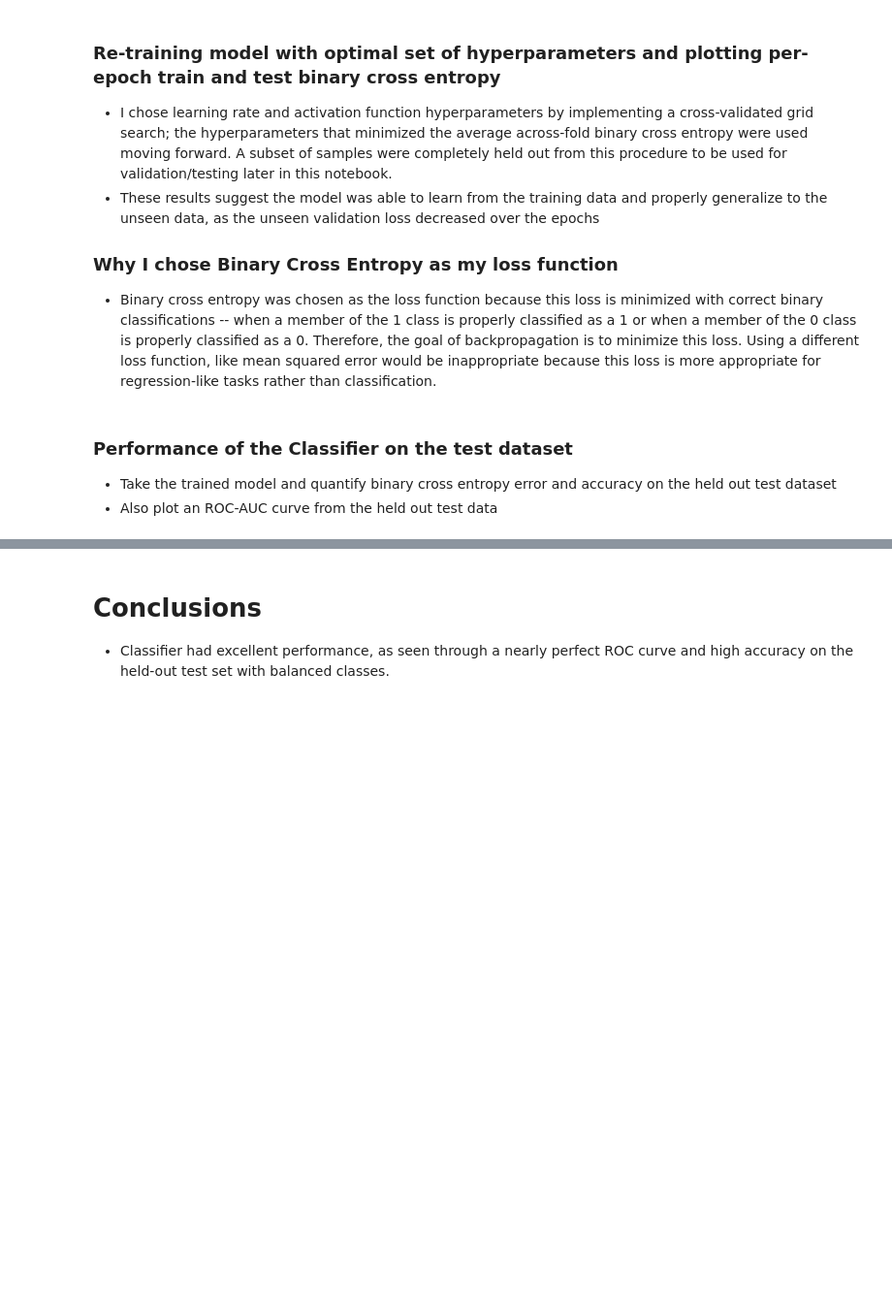
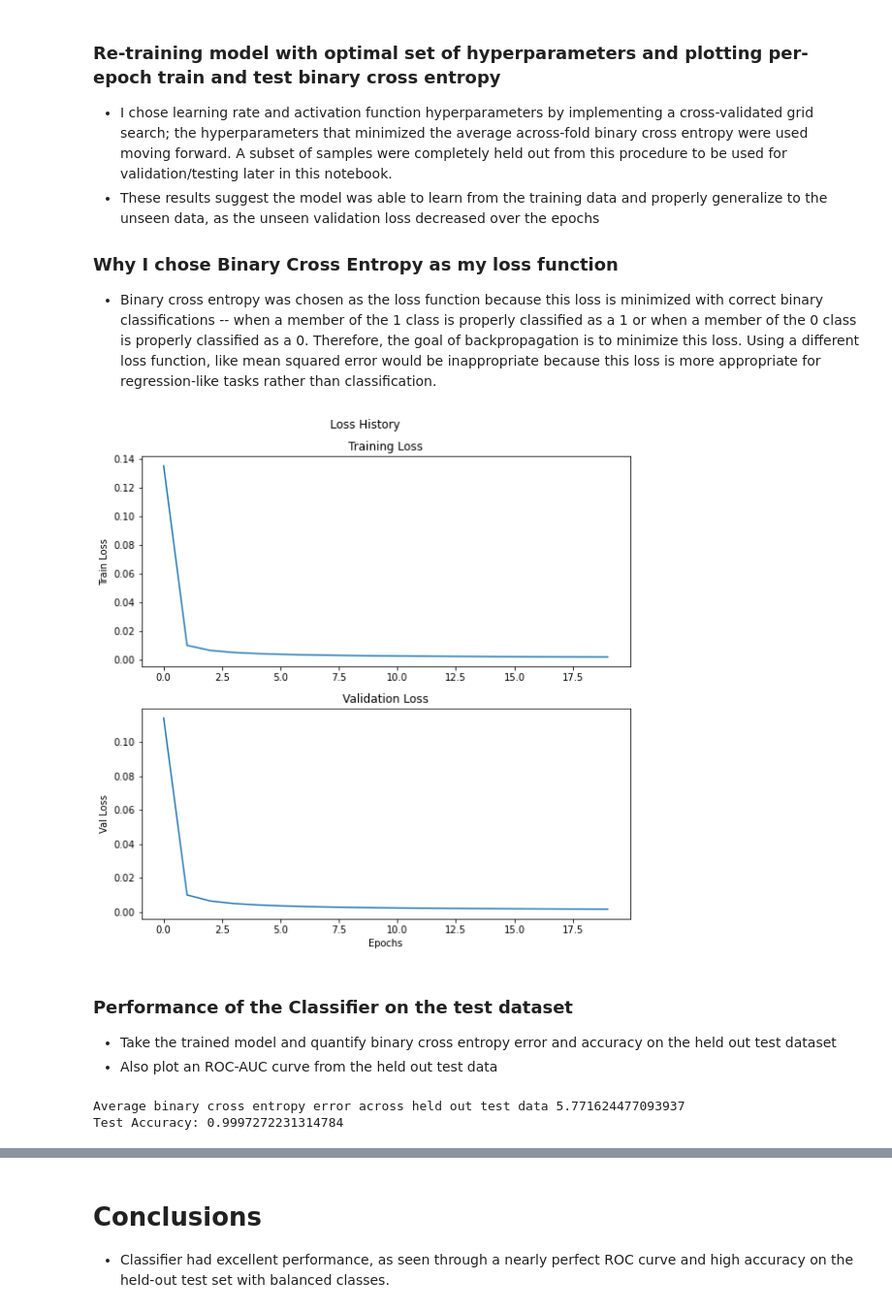
Before and after one commit to shirondru/project7, a Jupyter notebook: Transcription Factor Classifier.ipynb, the cells around one changed output, grey strips where cells are left out. Shown at 97% size. Saved outputs shown, nothing was run; the diff lists cells and outputs as text; code cells hidden in the pictures; blank space fills up the shorter version.

Commit message:
reduce # of epochs and save html

```diff
--- a/Transcription Factor Classifier.ipynb
+++ b/Transcription Factor Classifier.ipynb
@@ -49,7 +49,7 @@ for lr in lrs:
             fold_idx = fold_idx + 1
             nn = NeuralNetwork(nn_arch=[{'input_dim': 68, 'output_dim': 16, 'activation': activation_layer1},
                            {'input_dim': 16, 'output_dim': 1, 'activation': 'sigmoid'}],
-                           lr=lr, batch_size=10000, seed=42, epochs=100, loss_function=
+                           lr=lr, batch_size=10000, seed=42, epochs=20, loss_function=
                            'cross_entropy')
             #fit this fold. test data is still held out
             train_loss, val_loss = nn.fit(X_train[train],y_train[train],
@@ -97,31 +123,33 @@ print(f"The optimal activation function to use in layer 1 was {best_activation_l
 # %%
 #instantiate NN with best learning rate and layer 1 activation function
 #determined via grid search
 nn = NeuralNetwork(nn_arch=[{'input_dim': 68, 'output_dim': 16, 'activation': best_activation_layer1},
                            {'input_dim': 16, 'output_dim': 1, 'activation': 'sigmoid'}],
-                           lr=best_lr, batch_size=10000, seed=42, epochs=100, loss_function=
+                           lr=best_lr, batch_size=10000, seed=42, epochs=20, loss_function=
                            'cross_entropy')
 #X_train and y_train are the same observations that were used for cross validation grid search
 #X_test and y_test were completely held out of the grid search procedure
 per_epoch_train_loss, per_epoch_val_loss = nn.fit(X_train,y_train,
                                                X_test,y_test)
 
 
 
 loss_hist = per_epoch_train_loss
 loss_hist_val = per_epoch_val_loss
 assert len(loss_hist) > 0, "Need to run training before plotting loss history"
 fig, axs = plt.subplots(2, figsize=(8,8))
 fig.suptitle('Loss History')
 axs[0].plot(np.arange(len(loss_hist)), loss_hist)
 axs[0].set_title('Training Loss')
 axs[1].plot(np.arange(len(loss_hist_val)), loss_hist_val)
 axs[1].set_title('Validation Loss')
 plt.xlabel('Epochs')
 axs[0].set_ylabel('Train Loss')
 axs[1].set_ylabel('Val Loss')
 fig.tight_layout()
 plt.show()
+# %% [output]
+[figure, added]
 # %% [markdown]
 ### Performance of the Classifier on the test dataset
 * Take the trained model and quantify binary cross entropy error and accuracy on the held out test dataset
@@ -147,6 +175,9 @@ y_test = y_test.astype(int)
 
 test_accuracy = np.sum(predictions==y_test)/len(y_test)
 print(f"Test Accuracy: {test_accuracy}")
+# %% [output]
+Average binary cross entropy error across held out test data 5.771624477093937
+Test Accuracy: 0.9997272231314784
 # %%
 plt.figure()
 lw = 2
```
Also changed, not shown: parts of 3 cells of this notebook, 1 other file.
